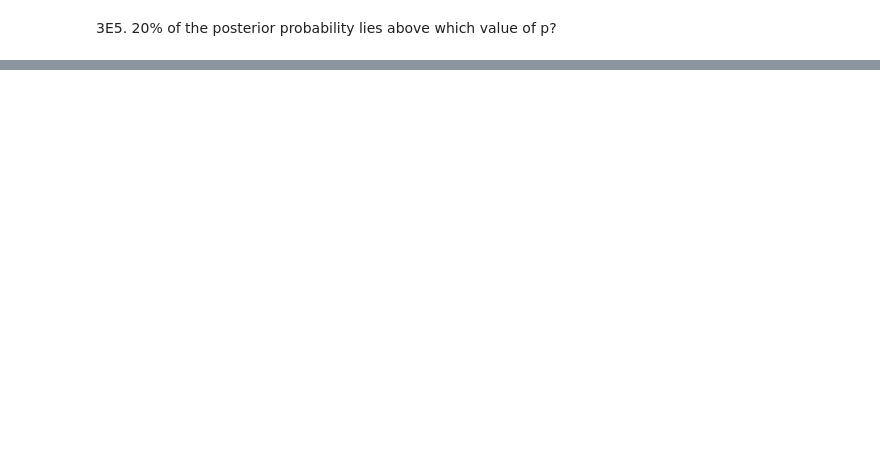
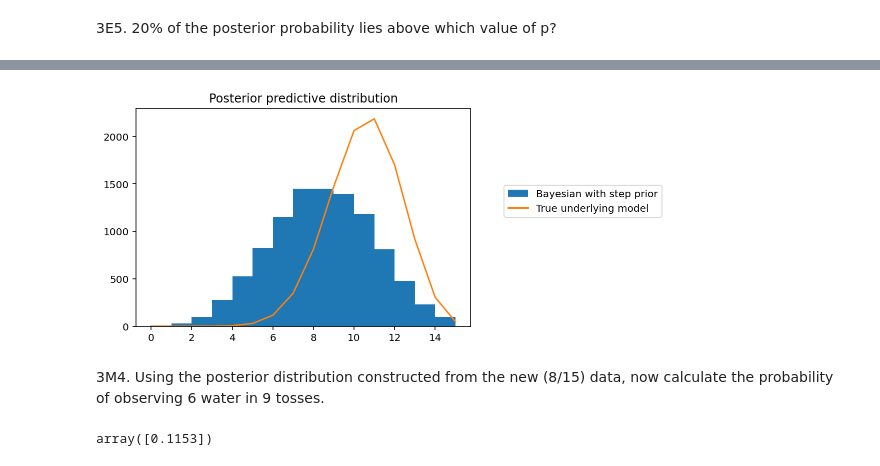
Before and after one commit to CarJung/statisitcal-rethinking, a Jupyter notebook: Rethinking_2/End_of_chapter_problems/Answear_chapter_3.ipynb, the cells around one changed output, grey strips where cells are left out. Saved outputs shown, nothing was run; the diff lists cells and outputs as text; code cells hidden in the pictures; blank space fills up the shorter version.

```diff
--- a/Rethinking_2/End_of_chapter_problems/Answear_chapter_3.ipynb
+++ b/Rethinking_2/End_of_chapter_problems/Answear_chapter_3.ipynb
@@ -127,0 +173,2 @@ array(0.878)
+# %%
+sample = np.random.choice(p,size = 10000,p=posterior)
@@ -127,0 +195,2 @@ array(0.878)
+# %%
+ppd = np.random.binomial(n=15, p=sample)
@@ -127,0 +201,17 @@ array(0.878)
+# %%
+plt.hist(ppd, bins=15, label="Bayesian with step prior")
+plt.plot(
+    np.linspace(0, 15, 16),
+    10000 * stats.binom.pmf(np.linspace(0, 15, 16), n=15, p=0.7),
+    label="True underlying model",
+)
+plt.title("Posterior predictive distribution")
+plt.legend(loc=(1.1, 0.5));
+# %% [output]
+[figure, added]
+# %% [markdown]
+3M4. Using the posterior distribution constructed from the new (8/15) data, now calculate the probability of observing 6 water in 9 tosses.
+# %%
+np.sum(ppd == 6) / ppd.shape
+# %% [output]
+array([0.1153])
```
Also changed, not shown: parts of 23 cells of this notebook.
